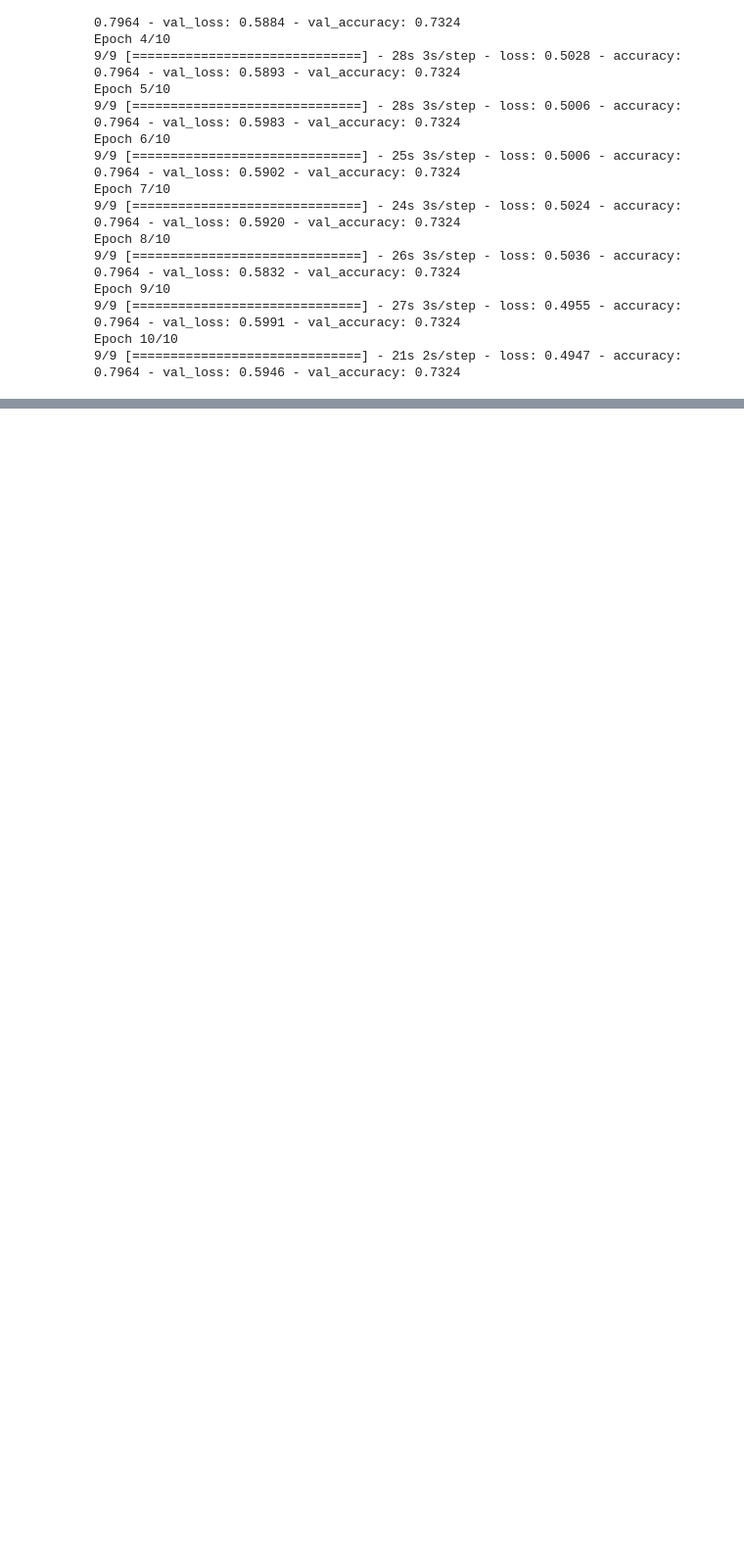
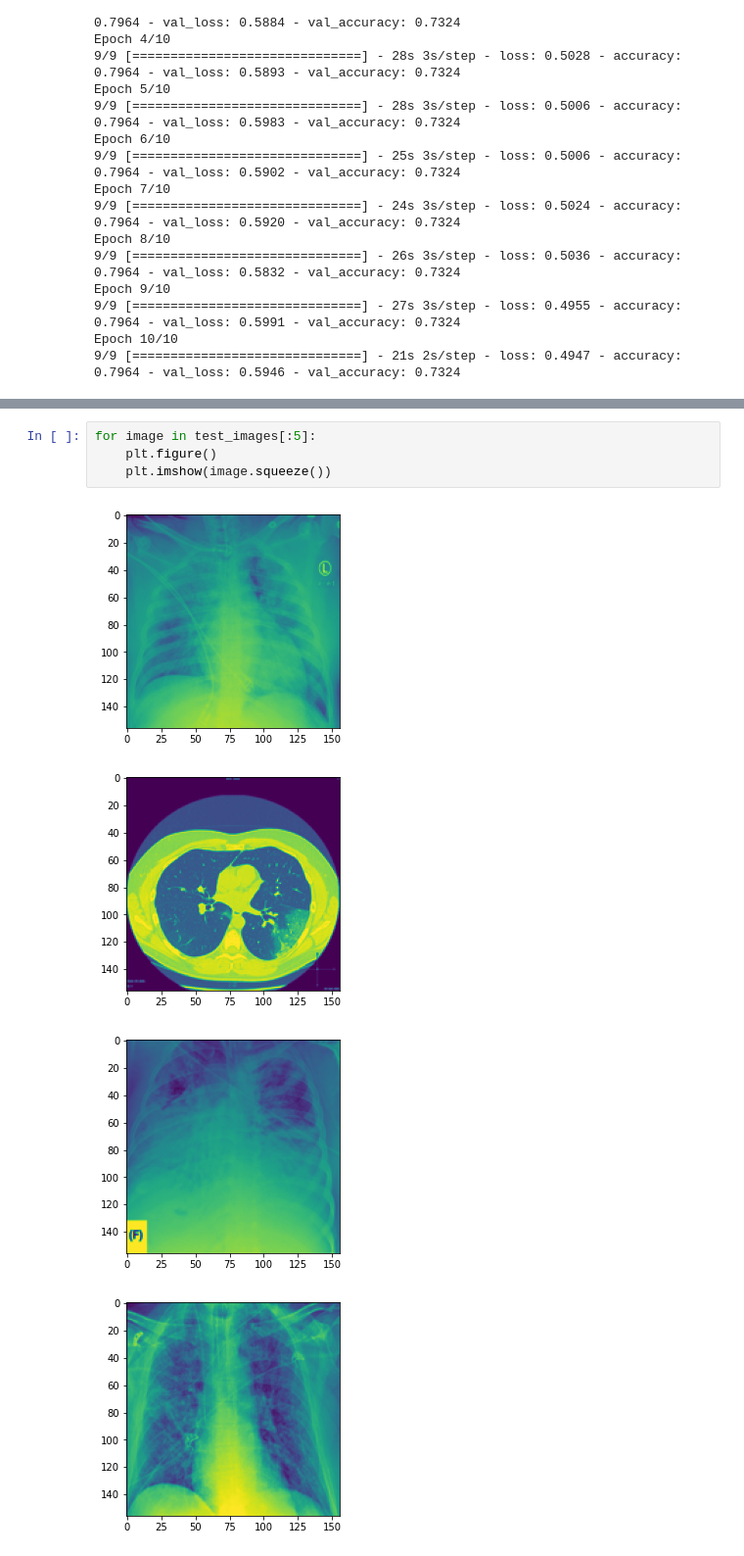
Before and after one commit to lukasrosario/cs591-project, a Jupyter notebook: project.ipynb, the cells around one changed output, grey strips where cells are left out. Shown at 98% size. Cells and saved outputs as stored; diff of their text form; blank space fills up the shorter version.

```diff
--- a/project.ipynb
+++ b/project.ipynb
@@ -318,0 +428,9 @@ Epoch 10/10
+# %%
+for image in test_images[:5]:
+    plt.figure()
+    plt.imshow(image.squeeze())
+# %% [output]
+[figure, added]
+[figure, added]
+[figure, added]
+[figure, added]
```
Also changed, not shown: parts of 87 cells of this notebook, 6 other files.
